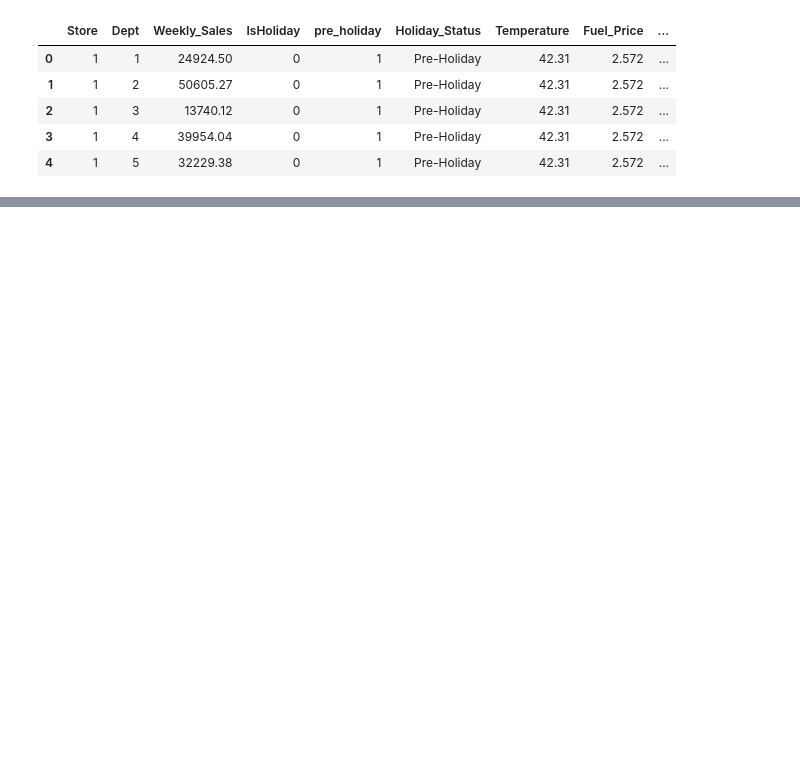
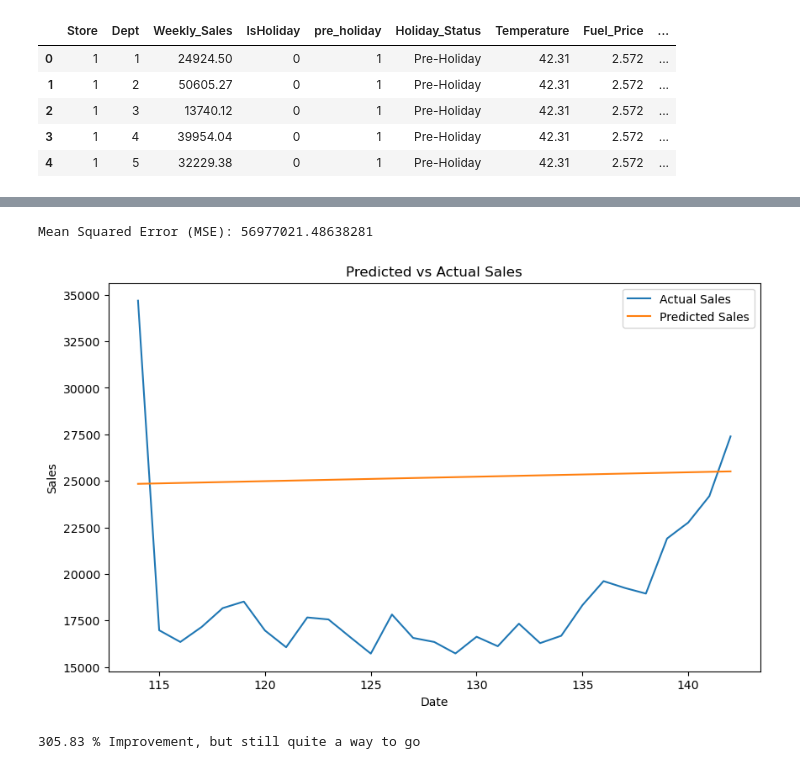
Before and after one commit to XaraRoy/Retail_Holidays, a Jupyter notebook: holiday_sales.ipynb, the cells around one changed output, grey strips where cells are left out. Saved outputs shown, nothing was run; the diff lists cells and outputs as text; code cells hidden in the pictures; blank space fills up the shorter version.

```diff
--- a/holiday_sales.ipynb
+++ b/holiday_sales.ipynb
@@ -887,0 +895,55 @@ executing.executing.NotOneValueFound: Expected one value, found 0
+# %%
+df = store1_dept_1
+# %%
+import pandas as pd
+import statsmodels.api as sm
+
+# Split the data into train and test sets
+train_size = int(len(df) * 0.8)
+train_data = df[:train_size]
+test_data = df[train_size:]
+
+# Define the exogenous variables or the variables that have no effect on the model
+exog_vars = ['Store', 'Dept']
+
+# Define the model
+model = sm.tsa.ARIMA(endog=train_data['Weekly_Sales'],
+                     exog=train_data[exog_vars],
+                     trend='t'
+)
+
+# Fit the model
+model_fit = model.fit()
+
+# Make predictions on the test set
+predictions = model_fit.predict(start=test_data.index[0], end=test_data.index[-1],
+                                exog=test_data[exog_vars])
+
+# Evaluate the model
+mse = ((predictions - test_data['Weekly_Sales']) ** 2).mean()
+print("Mean Squared Error (MSE):", mse)
+# %% [output]
+Mean Squared Error (MSE): 56977021.48638281
+# %%
+import matplotlib.pyplot as plt
+
+
+dates = test_data.index
+actual_sales = test_data['Weekly_Sales']
+
+plt.figure(figsize=(10, 6))
+plt.plot(dates, actual_sales, label='Actual Sales')
+plt.plot(dates, predictions, label='Predicted Sales')
+plt.xlabel('Date')
+plt.ylabel('Sales')
+plt.title('Predicted vs Actual Sales')
+plt.legend()
+plt.show()
+# %% [output]
+[figure, added]
+# %%
+msefrombefore = 231231921.9667844
+percentImprovement = ((msefrombefore - mse )/mse)*100
+print(round(percentImprovement, 2), '% Improvement, but still quite a way to go')
+# %% [output]
+305.83 % Improvement, but still quite a way to go
```
Also changed, not shown: parts of 74 cells of this notebook.
